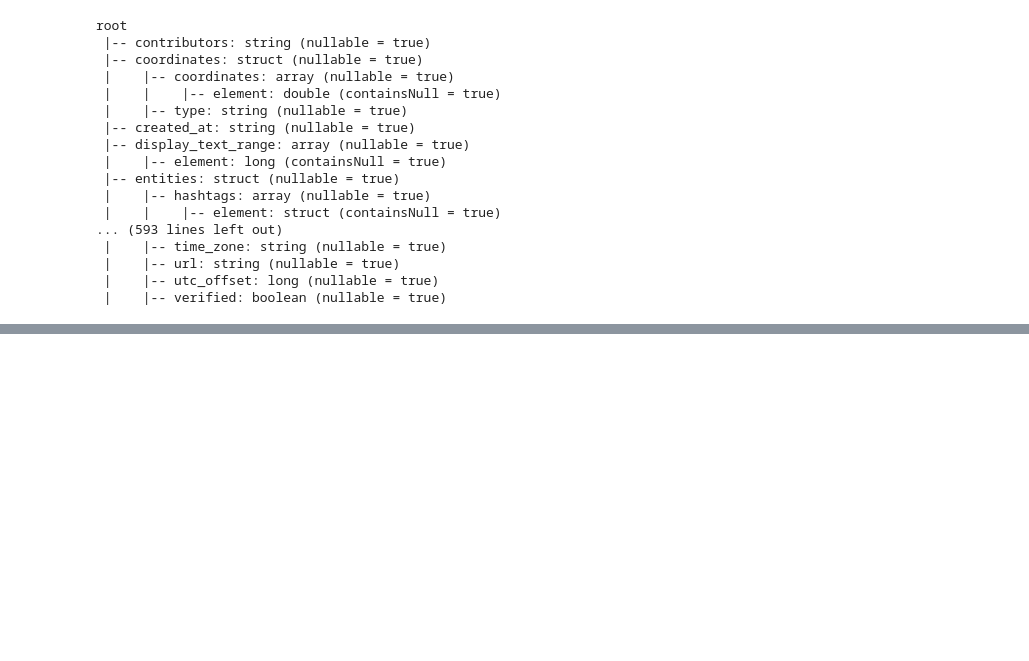
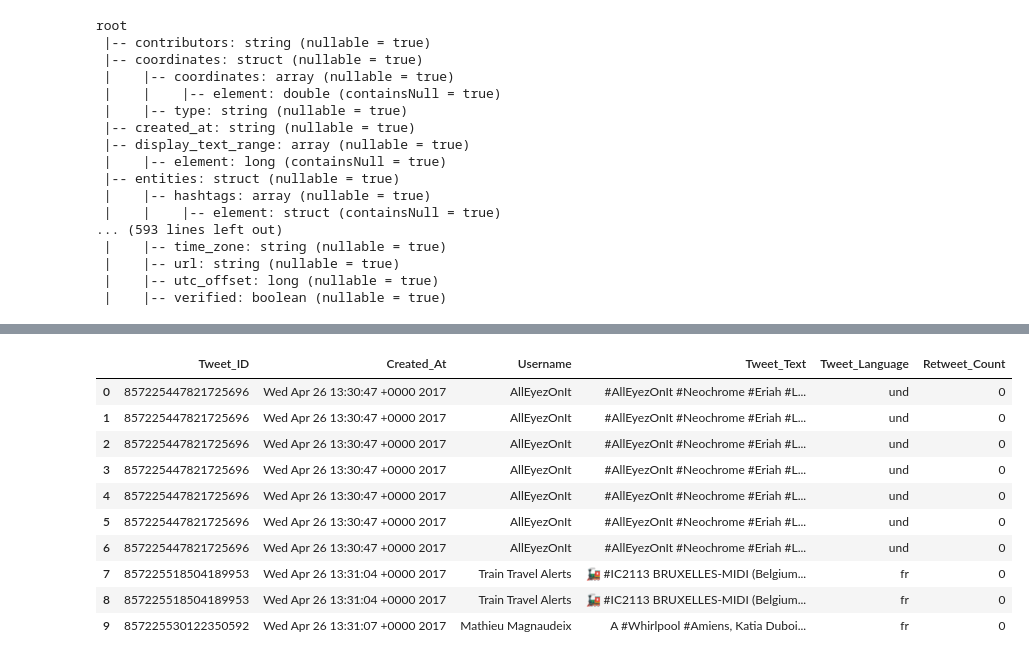
Before and after one commit to sambuckwild/Spark-SQL-Case-Study, a Jupyter notebook: Sam-Tweet_study.ipynb, the cells around one changed output, grey strips where cells are left out. Saved outputs shown, nothing was run; the diff lists cells and outputs as text; code cells hidden in the pictures; blank space fills up the shorter version.

```diff
--- a/Sam-Tweet_study.ipynb
+++ b/Sam-Tweet_study.ipynb
@@ -109,0 +187,17 @@ df1.show()
+# %%
+
+result = spark.sql("""
+                    SELECT id, created_at, user.name, text, lang, retweet_count
+                    FROM tweets_df LATERAL VIEW explode(entities.hashtags.text) AS hashtag
+                    WHERE hashtag is not null
+                    LIMIT 10
+                    """).collect()
+tweet_schema = StructType( [
+    StructField('Tweet_ID', StringType(), True),
+    StructField('Created_At', StringType(), True),
+    StructField('Username',StringType(),True),
+    StructField('Tweet_Text', StringType(), True),
+    StructField('Tweet_Language', StringType(), True),
+    StructField('Retweet_Count', IntegerType(), True)] )
+#create cleaned tweet dataframe
+clean_tweet_df = spark.createDataFrame(result, tweet_schema)
@@ -109,0 +221,3 @@ df1.show()
+# %%
+pd_t = clean_tweet_df.toPandas().head(10)
+pd_t.head()
@@ -109,0 +250,14 @@ df1.show()
+# %%
+pd_t.head(10)
+# %% [output]
+|  | Tweet_ID | Created_At | Username | Tweet_Text | Tweet_Language | Retweet_Count |
+| 0 | 857225447821725696 | Wed Apr 26 13:30:47 +0000 2017 | AllEyezOnIt | #AllEyezOnIt #Neochrome #Eriah #L... | und | 0 |
+| 1 | 857225447821725696 | Wed Apr 26 13:30:47 +0000 2017 | AllEyezOnIt | #AllEyezOnIt #Neochrome #Eriah #L... | und | 0 |
+| 2 | 857225447821725696 | Wed Apr 26 13:30:47 +0000 2017 | AllEyezOnIt | #AllEyezOnIt #Neochrome #Eriah #L... | und | 0 |
+| 3 | 857225447821725696 | Wed Apr 26 13:30:47 +0000 2017 | AllEyezOnIt | #AllEyezOnIt #Neochrome #Eriah #L... | und | 0 |
+| 4 | 857225447821725696 | Wed Apr 26 13:30:47 +0000 2017 | AllEyezOnIt | #AllEyezOnIt #Neochrome #Eriah #L... | und | 0 |
+| 5 | 857225447821725696 | Wed Apr 26 13:30:47 +0000 2017 | AllEyezOnIt | #AllEyezOnIt #Neochrome #Eriah #L... | und | 0 |
+| 6 | 857225447821725696 | Wed Apr 26 13:30:47 +0000 2017 | AllEyezOnIt | #AllEyezOnIt #Neochrome #Eriah #L... | und | 0 |
+| 7 | 857225518504189953 | Wed Apr 26 13:31:04 +0000 2017 | Train Travel Alerts | 🚂 #IC2113 BRUXELLES-MIDI (Belgium... | fr | 0 |
+| 8 | 857225518504189953 | Wed Apr 26 13:31:04 +0000 2017 | Train Travel Alerts | 🚂 #IC2113 BRUXELLES-MIDI (Belgium... | fr | 0 |
+| 9 | 857225530122350592 | Wed Apr 26 13:31:07 +0000 2017 | Mathieu Magnaudeix | A #Whirlpool #Amiens, Katia Duboi... | fr | 0 |
```
Also changed, not shown: parts of 10 cells of this notebook, 15 other files.
